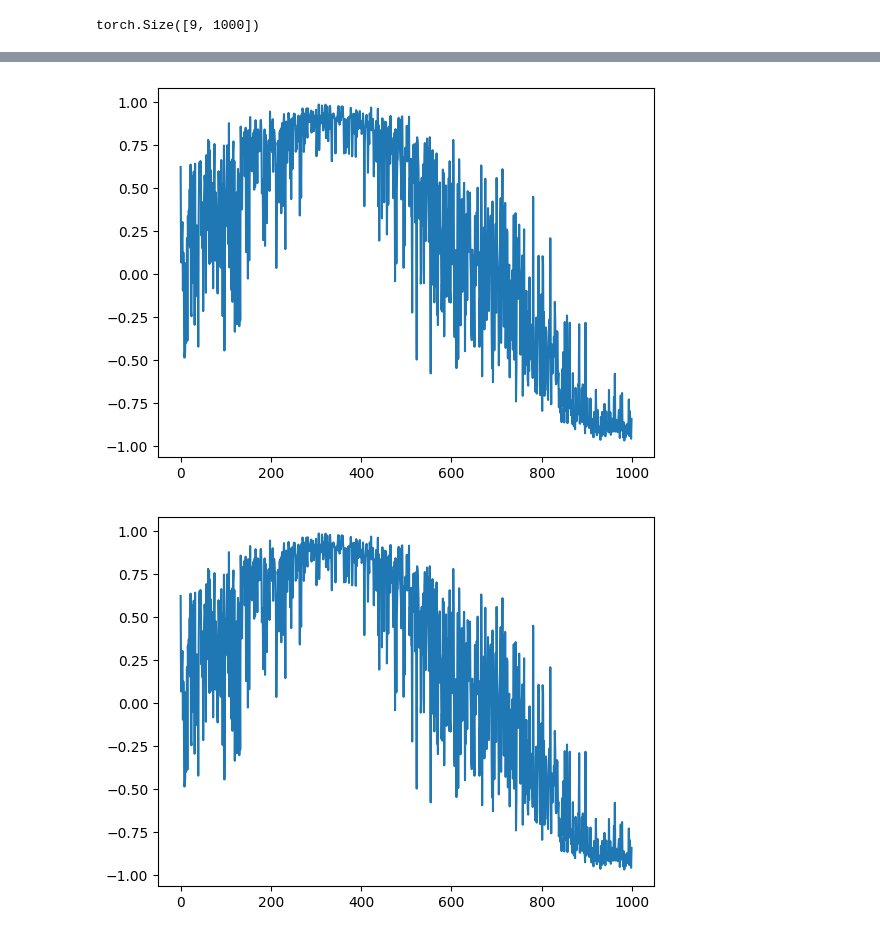
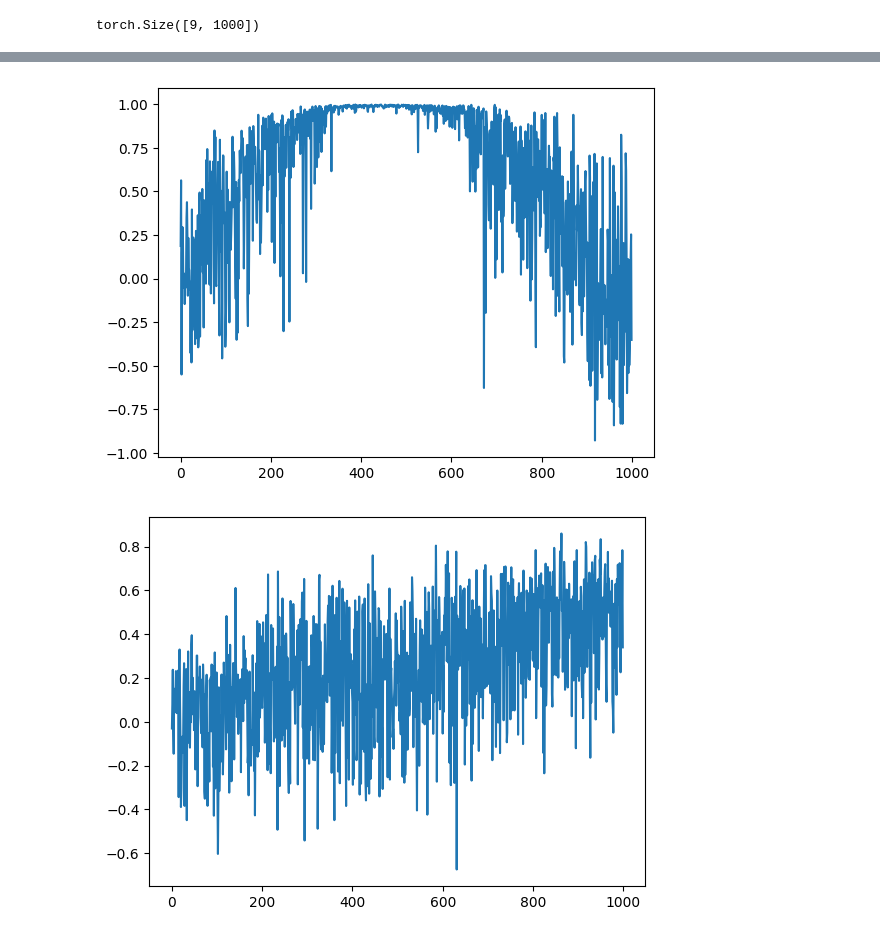
Before and after one commit to aashraychegu/testing_grounds, a Jupyter notebook: ready/1dwgantest.ipynb, the cells around one changed output, grey strips where cells are left out. Cells and saved outputs as stored; diff of their text form; code cells hidden in the pictures.

```diff
--- a/ready/1dwgantest.ipynb
+++ b/ready/1dwgantest.ipynb
@@ -160,9 +160,9 @@ for epoch in range(n_epochs):
         optimizer_G.step()
 
         print(
-            "[Epoch %d/%d] [Batch %d/%d] [D loss: %f] [G loss: %f]"
-            % (epoch+1, n_epochs, i, len(dl), d_loss.item(), g_loss.item()), flush=True
+            "\r\n\t[Epoch {epoch/10}/{n_epochs}] [Batch {i}/{len(dl)}] [D loss: {d_loss.item()}] [G loss: {g_loss.item()}]",flush=True, end = "\r"
         )
         batches_done += 1
-    print(f"Epoch {epoch+1}")
+    print()
+    print(f"\rEpoch {epoch+1}\n")
 # %% [output]
@@ -195,6 +195,6 @@ fake_imgs.shape
 torch.Size([9, 1000])
 # %%
 for i in range(fake_imgs.shape[0]):
-    plt.plot(fake_imgs[1].detach().numpy())
+    plt.plot(fake_imgs[i].detach().numpy())
     plt.show()
 # %% [output]
@@ -207,2 +207,2 @@ for i in range(fake_imgs.shape[0]):
-[figure, old version]
+[figure, new version]
-[figure, old version]
+[figure, new version]
```
Also changed, not shown: parts of 2 cells of this notebook, 1 other file.
